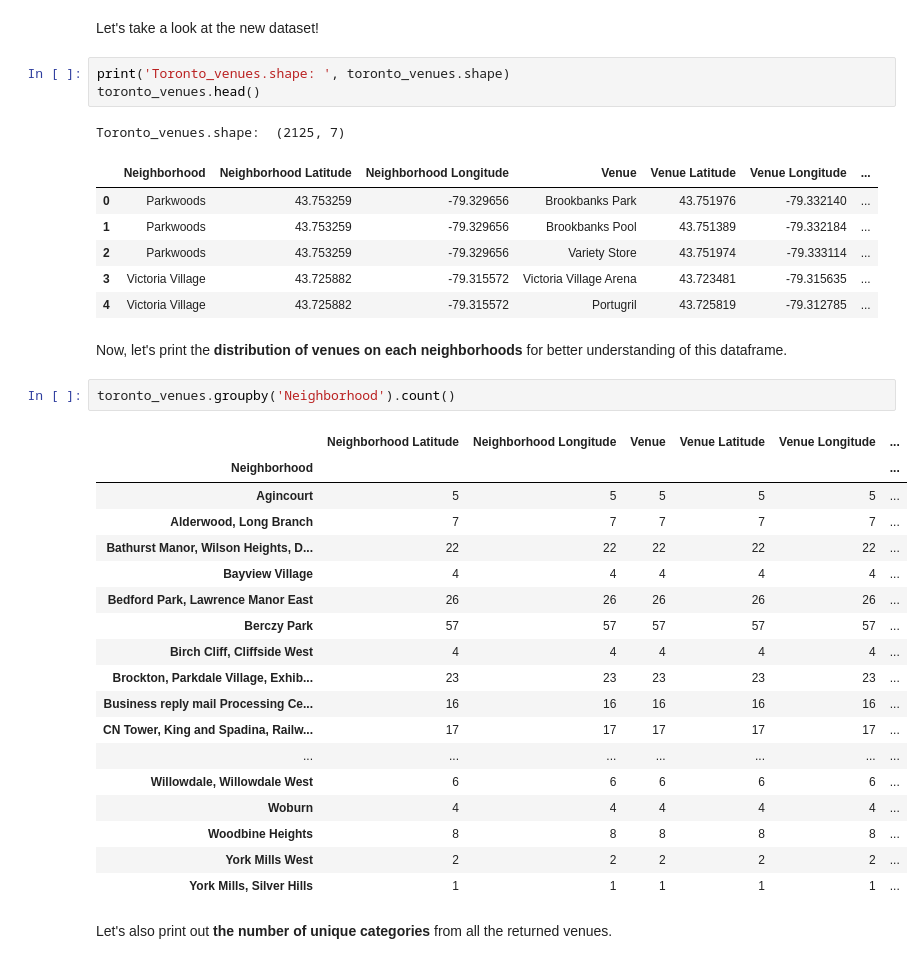
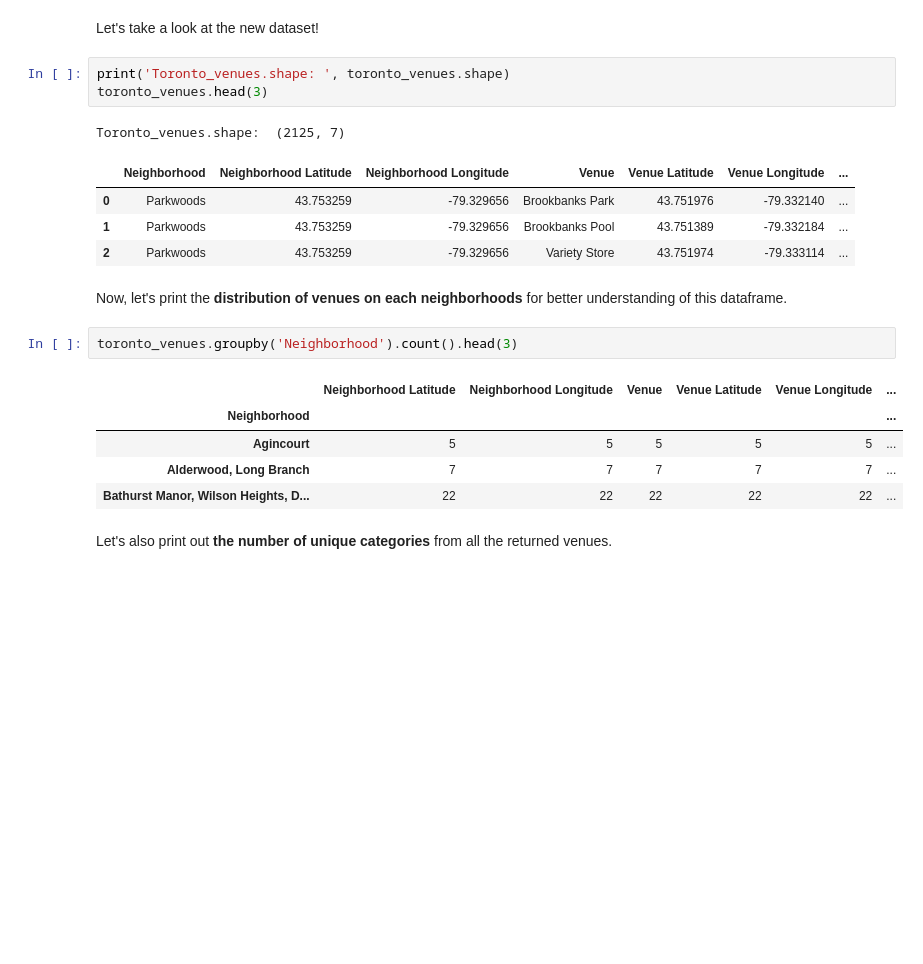
Before and after one commit to horitahiroshi/Coursera_Capstone, a Jupyter notebook: Week3/Toronto_neighborhoods.ipynb, the cells around one changed output. Cells and saved outputs as stored; diff of their text form; blank space fills up the shorter version.

```diff
--- a/Week3/Toronto_neighborhoods.ipynb
+++ b/Week3/Toronto_neighborhoods.ipynb
@@ -332,38 +295,23 @@ Mimico NW, The Queensway West, South of Bloor, Kingsway Park South West, Royal Y
 Let's take a look at the new dataset!
 # %%
 print('Toronto_venues.shape: ', toronto_venues.shape)
-toronto_venues.head()
+toronto_venues.head(3)
 # %% [output]
 Toronto_venues.shape:  (2125, 7)
 |  | Neighborhood | Neighborhood Latitude | Neighborhood Longitude | Venue | Venue Latitude | Venue Longitude | ... |
 | 0 | Parkwoods | 43.753259 | -79.329656 | Brookbanks Park | 43.751976 | -79.332140 | ... |
 | 1 | Parkwoods | 43.753259 | -79.329656 | Brookbanks Pool | 43.751389 | -79.332184 | ... |
 | 2 | Parkwoods | 43.753259 | -79.329656 | Variety Store | 43.751974 | -79.333114 | ... |
-| 3 | Victoria Village | 43.725882 | -79.315572 | Victoria Village Arena | 43.723481 | -79.315635 | ... |
-| 4 | Victoria Village | 43.725882 | -79.315572 | Portugril | 43.725819 | -79.312785 | ... |
 # %% [markdown]
 Now, let's print the **distribution of venues on each neighborhoods** for better understanding of this dataframe.
 # %%
-toronto_venues.groupby('Neighborhood').count()
+toronto_venues.groupby('Neighborhood').count().head(3)
 # %% [output]
 |  | Neighborhood Latitude | Neighborhood Longitude | Venue | Venue Latitude | Venue Longitude | ... |
 | Neighborhood |  |  |  |  |  | ... |
 | Agincourt | 5 | 5 | 5 | 5 | 5 | ... |
 | Alderwood, Long Branch | 7 | 7 | 7 | 7 | 7 | ... |
 | Bathurst Manor, Wilson Heights, D... | 22 | 22 | 22 | 22 | 22 | ... |
-| Bayview Village | 4 | 4 | 4 | 4 | 4 | ... |
-| Bedford Park, Lawrence Manor East | 26 | 26 | 26 | 26 | 26 | ... |
-| Berczy Park | 57 | 57 | 57 | 57 | 57 | ... |
-| Birch Cliff, Cliffside West | 4 | 4 | 4 | 4 | 4 | ... |
-| Brockton, Parkdale Village, Exhib... | 23 | 23 | 23 | 23 | 23 | ... |
-| Business reply mail Processing Ce... | 16 | 16 | 16 | 16 | 16 | ... |
-| CN Tower, King and Spadina, Railw... | 17 | 17 | 17 | 17 | 17 | ... |
-| ... | ... | ... | ... | ... | ... | ... |
-| Willowdale, Willowdale West | 6 | 6 | 6 | 6 | 6 | ... |
-| Woburn | 4 | 4 | 4 | 4 | 4 | ... |
-| Woodbine Heights | 8 | 8 | 8 | 8 | 8 | ... |
-| York Mills West | 2 | 2 | 2 | 2 | 2 | ... |
-| York Mills, Silver Hills | 1 | 1 | 1 | 1 | 1 | ... |
 # %% [markdown]
 Let's also print out **the number of unique categories** from all the returned venues.
 # %%
```
Also changed, not shown: parts of 11 cells of this notebook.
